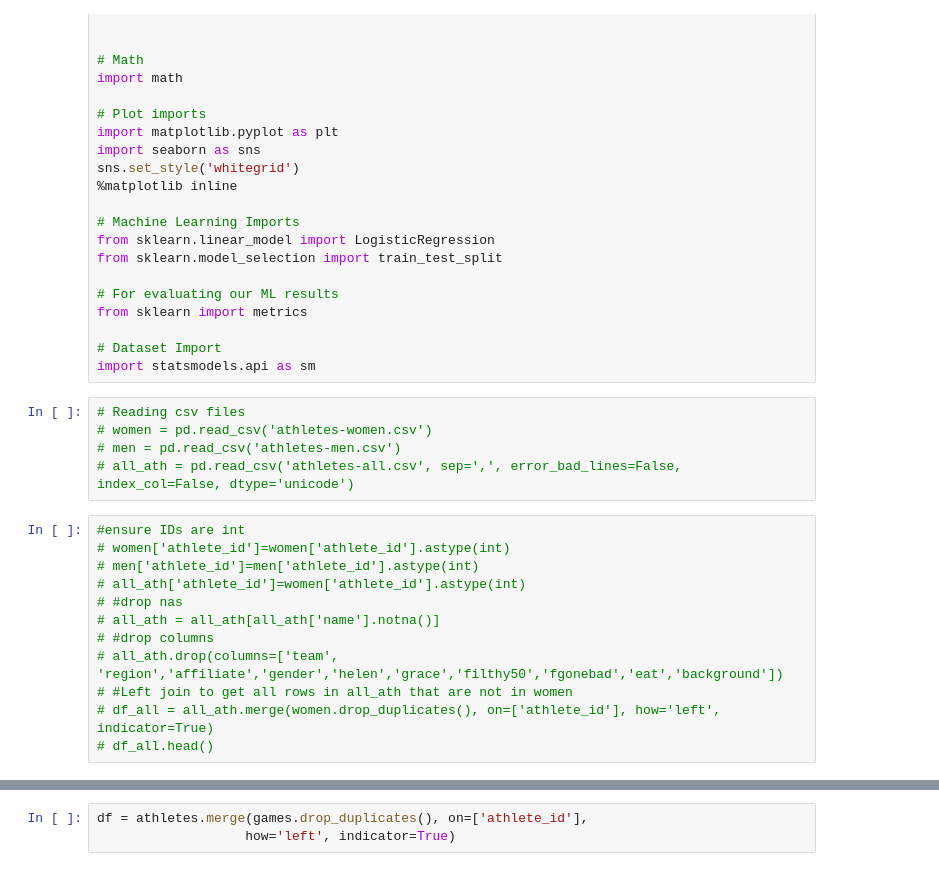
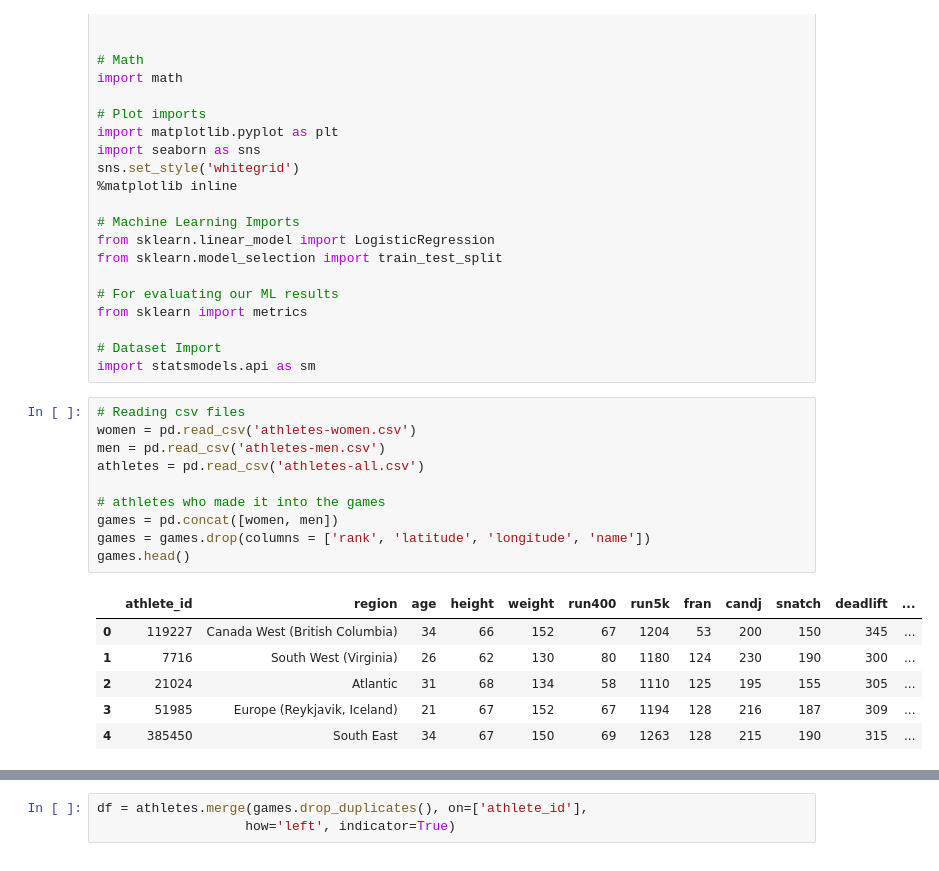
Before and after one commit to allisontao/crossfit-games-analysis, a Jupyter notebook: logistic_regression.ipynb, the cells around one changed output, grey strips where cells are left out. Drawn from its saved outputs; the diff is of its cells as text.

```diff
--- a/logistic_regression.ipynb
+++ b/logistic_regression.ipynb
@@ -24,18 +24,18 @@ from sklearn import metrics
 import statsmodels.api as sm
 # %%
 # Reading csv files
-# women = pd.read_csv('athletes-women.csv')
-# men = pd.read_csv('athletes-men.csv')
-# all_ath = pd.read_csv('athletes-all.csv', sep=',', error_bad_lines=False, index_col=False, dtype='unicode')
+women = pd.read_csv('athletes-women.csv')
+men = pd.read_csv('athletes-men.csv')
+athletes = pd.read_csv('athletes-all.csv')
+
+# athletes who made it into the games
+games = pd.concat([women, men])
+games = games.drop(columns = ['rank', 'latitude', 'longitude', 'name'])
+games.head()
+# %% [output]
+|  | athlete_id | region | age | height | weight | run400 | run5k | fran | candj | snatch | deadlift | ... |
+| 0 | 119227 | Canada West (British Columbia) | 34 | 66 | 152 | 67 | 1204 | 53 | 200 | 150 | 345 | ... |
+| 1 | 7716 | South West (Virginia) | 26 | 62 | 130 | 80 | 1180 | 124 | 230 | 190 | 300 | ... |
+| 2 | 21024 | Atlantic | 31 | 68 | 134 | 58 | 1110 | 125 | 195 | 155 | 305 | ... |
+| 3 | 51985 | Europe (Reykjavik, Iceland) | 21 | 67 | 152 | 67 | 1194 | 128 | 216 | 187 | 309 | ... |
+| 4 | 385450 | South East | 34 | 67 | 150 | 69 | 1263 | 128 | 215 | 190 | 315 | ... |
-# %%
-#ensure IDs are int
-# women['athlete_id']=women['athlete_id'].astype(int)
-# men['athlete_id']=men['athlete_id'].astype(int)
-# all_ath['athlete_id']=women['athlete_id'].astype(int)
-# #drop nas
-# all_ath = all_ath[all_ath['name'].notna()]
-# #drop columns
-# all_ath.drop(columns=['team', 'region','affiliate','gender','helen','grace','filthy50','fgonebad','eat','background'])
-# #Left join to get all rows in all_ath that are not in women
-# df_all = all_ath.merge(women.drop_duplicates(), on=['athlete_id'], how='left', indicator=True)
-# df_all.head()
```
Also changed, not shown: parts of 14 cells of this notebook.
